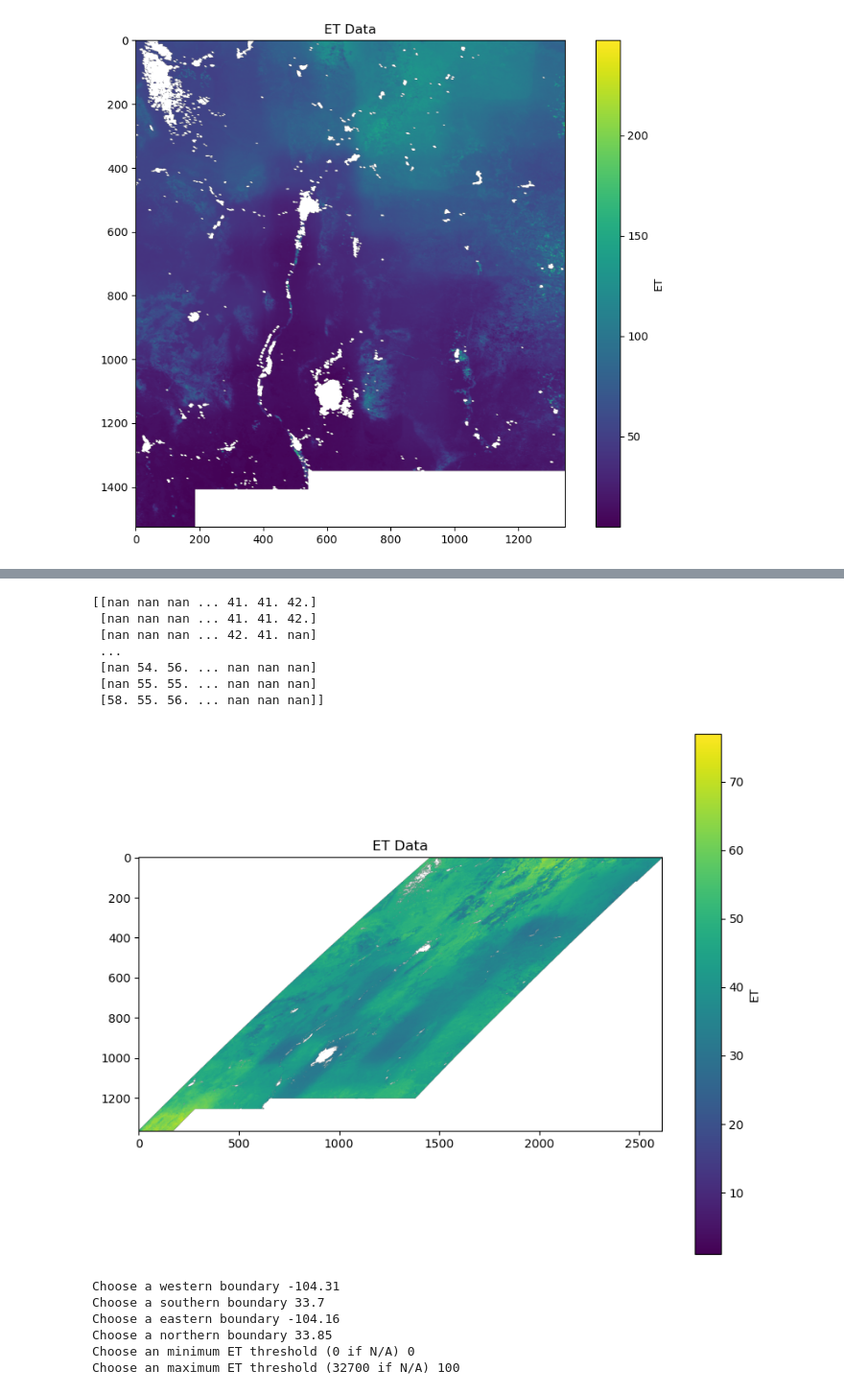
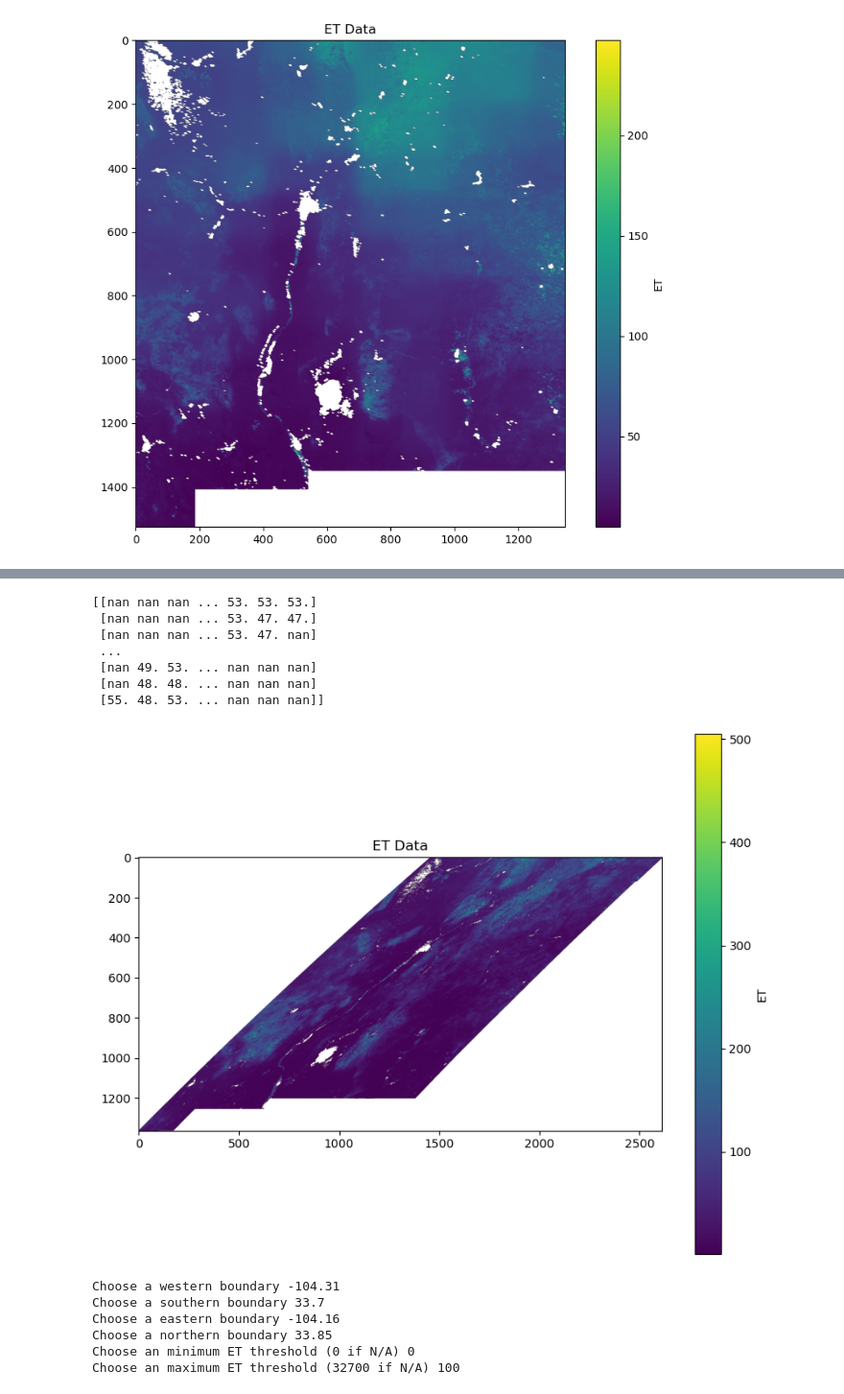
Before and after one commit to ryancjoshi/testrepo, a Jupyter notebook: xarrays_backup.ipynb, the cells around one changed output, grey strips where cells are left out. Shown at 96% size. Drawn from its saved outputs; the diff is of its cells as text; code cells hidden in the pictures.

```diff
--- a/xarrays_backup.ipynb
+++ b/xarrays_backup.ipynb
@@ -723,25 +750,26 @@ Choose an maximum ET threshold (32700 if N/A) 24.5
 # %%
-test_path = "/Users/ryanjoshi/Downloads/MODIS_ET_2000_to_2024/MOD16A2GF.061_ET_500m_doy2004361000000_aid0001.tif"
+#plot data for a MODIS ET file downloaded from AppEEARS
+test_path = "/Users/ryanjoshi/Downloads/MODIS_ET_2000_to_2024/MOD16A2GF.061_ET_500m_doy2024217000000_aid0001.tif"
 
 with rasterio.open(test_path) as src:
     data = src.read(1)
     data = np.where(data >= 32700, np.nan, data)
     print(data)
 
 import matplotlib.pyplot as plt
 
 plt.figure(figsize=(10,8))
 plt.imshow(data)
 plt.colorbar(label='ET')
 plt.title('ET Data')
 plt.show()
 # %% [output]
-[[nan nan nan ... 41. 41. 42.]
- [nan nan nan ... 41. 41. 42.]
- [nan nan nan ... 42. 41. nan]
+[[nan nan nan ... 53. 53. 53.]
+ [nan nan nan ... 53. 47. 47.]
+ [nan nan nan ... 53. 47. nan]
  ...
- [nan 54. 56. ... nan nan nan]
- [nan 55. 55. ... nan nan nan]
- [58. 55. 56. ... nan nan nan]]
+ [nan 49. 53. ... nan nan nan]
+ [nan 48. 48. ... nan nan nan]
+ [55. 48. 53. ... nan nan nan]]
-[figure, old version]
+[figure, new version]
 # %%
```
Also changed, not shown: parts of 57 cells of this notebook.
